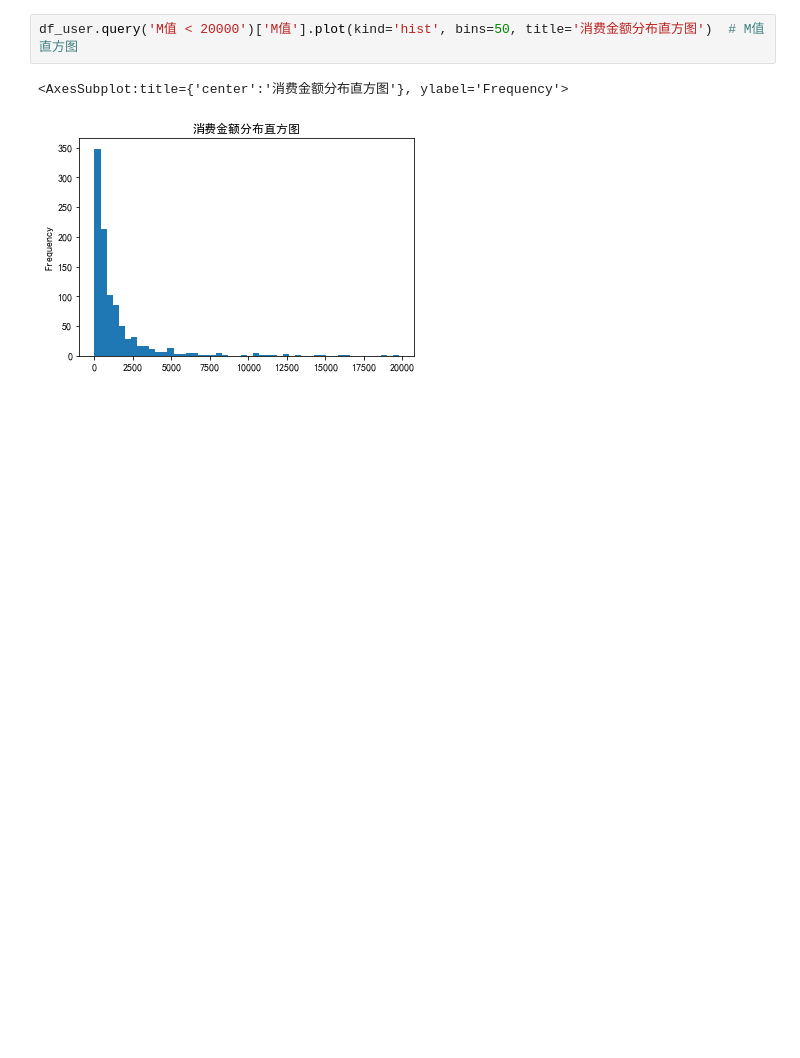
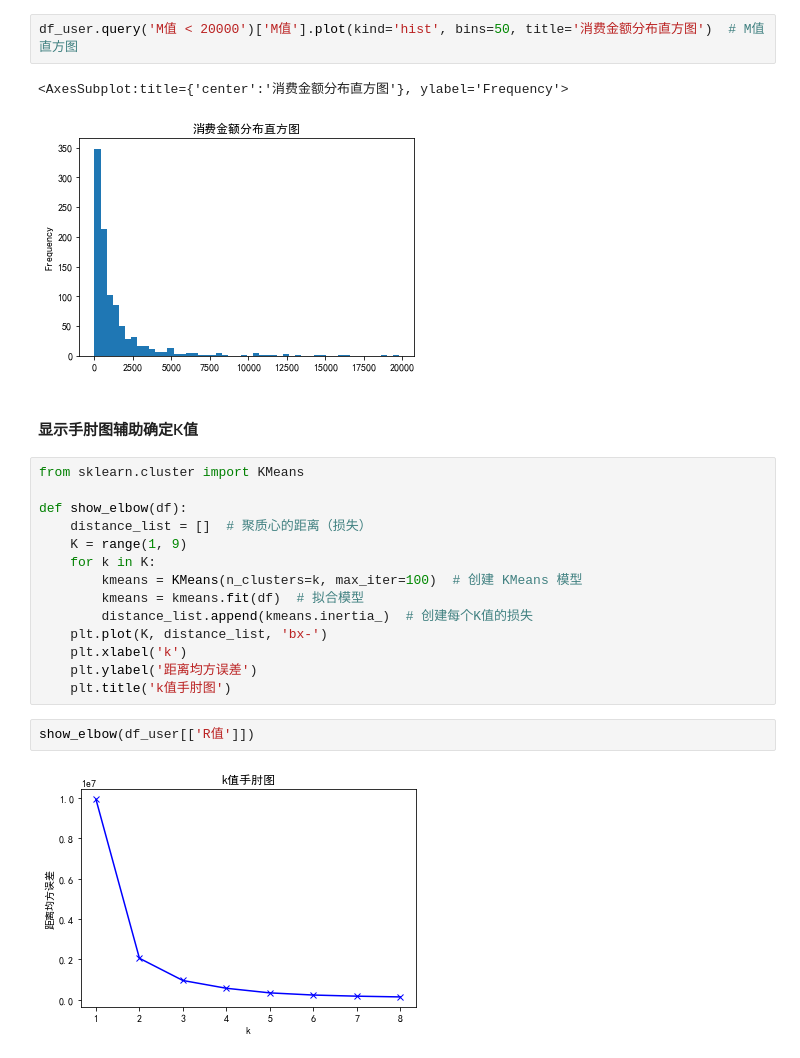
Before and after one commit to LMFrank/ml_project, a Jupyter notebook: GeekTime/course01/ch04/聚类-根据RFM值为用户分组画像.ipynb, the cells around one changed output. Drawn from its saved outputs; the diff is of its cells as text; blank space fills up the shorter version.

```diff
--- a/GeekTime/course01/ch04/聚类-根据RFM值为用户分组画像.ipynb
+++ b/GeekTime/course01/ch04/聚类-根据RFM值为用户分组画像.ipynb
@@ -153,3 +153,23 @@ df_user.query('M值 < 20000')['M值'].plot(kind='hist', bins=50, title='消费
 # %% [output]
 <AxesSubplot:title={'center':'消费金额分布直方图'}, ylabel='Frequency'>
 [figure]
+# %% [markdown]
+#### 显示手肘图辅助确定K值
+# %%
+from sklearn.cluster import KMeans
+
+def show_elbow(df):
+    distance_list = []  # 聚质心的距离（损失）
+    K = range(1, 9)
+    for k in K:
+        kmeans = KMeans(n_clusters=k, max_iter=100)  # 创建 KMeans 模型
+        kmeans = kmeans.fit(df)  # 拟合模型
+        distance_list.append(kmeans.inertia_)  # 创建每个K值的损失
+    plt.plot(K, distance_list, 'bx-')
+    plt.xlabel('k')
+    plt.ylabel('距离均方误差')
+    plt.title('k值手肘图')
+# %%
+show_elbow(df_user[['R值']])
+# %% [output]
+[figure, added]
```
Also changed, not shown: parts of 20 cells of this notebook.
